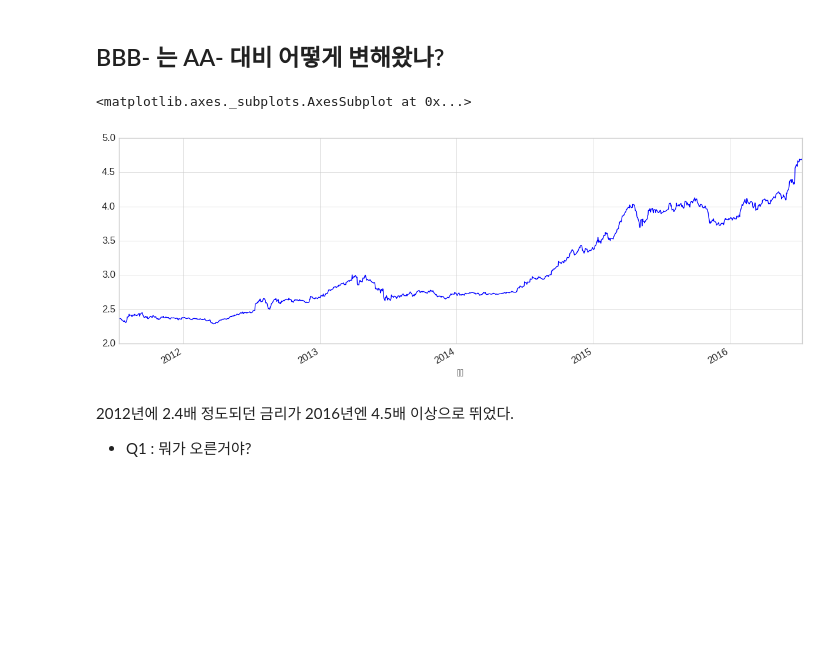
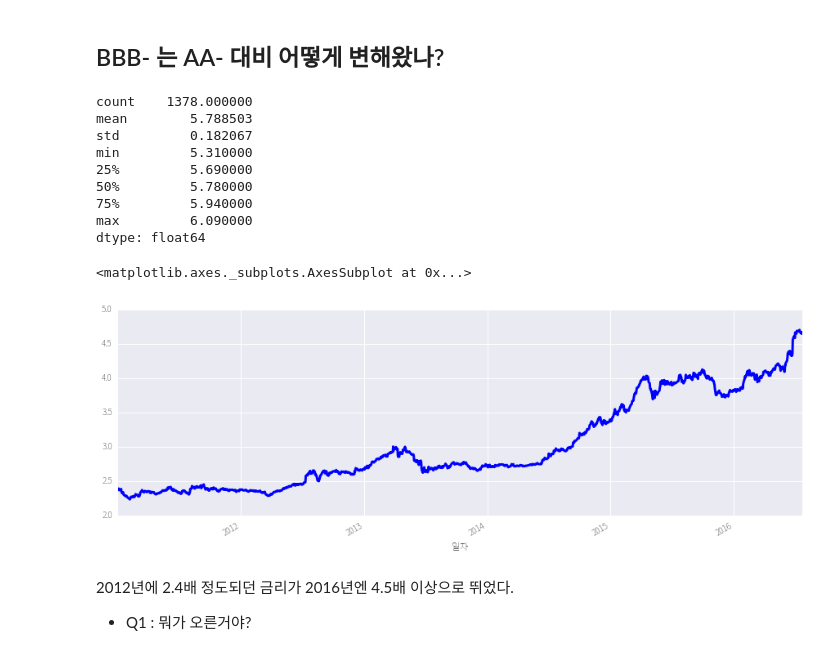
Before and after one commit to tohichoi/ecos, a Jupyter notebook: ecos.ipynb, the cells around one changed output. Saved outputs shown, nothing was run; the diff lists cells and outputs as text; code cells hidden in the pictures; blank space fills up the shorter version.

```diff
--- a/ecos.ipynb
+++ b/ecos.ipynb
@@ -22,5 +14,7 @@ import seaborn as sns
 # %%
-plt.style.use('default')
-sns.set_style("whitegrid")
+plt.style.use('seaborn-notebook')
+#sns.set_style("whitegrid")
 #sns.set_style("ticks")
-#sns.set_style("dark")
+sns.set_style("dark")
+
+plt.rc('font', family='Noto Sans Korean')
@@ -44,9 +61,11 @@ df_bond.head()
 # %% [markdown]
 # 채권 금리(최종호가 수익률)
 # %%
-df=pd.read_excel('data/최종호가 수익률-v2.xls', thousands=',', index_col=0)
+df=pd.read_excel('data/최종호가수익률-v2.xls', thousands=',', index_col=0)
+
+df.columns=map(lambda x : x.replace('\n', ''), df.columns)
+df.index=pd.to_datetime(df.index)
+df=df.sort_index()
 df_bond_interest=df
-
-df_bond_interest.index=pd.to_datetime(df_bond_interest.index)
 df_bond_interest.head()
 # %% [output]
@@ -112,11 +136,26 @@ df_merged.corr('pearson')
 # %% [markdown]
 ## BBB- 는 AA- 대비 어떻게 변해왔나?
 # %%
-df=df_bond_interest[u'회사채(무보증3년)BBB-']/df_bond_interest[u'회사채(무보증3년)AA-']
-df.plot(figsize=(15,5))
+col1=u'회사채(무보증3년)BBB-'
+col2=u'회사채(무보증3년)AA-'
+
+df=df_bond_interest[col1]-df_bond_interest[col2]
+print df.describe()
+
+df=df_bond_interest[col1]/df_bond_interest[col2]
+df.plot(figsize=(15,5), linewidth=3, grid=True)
 # %% [output]
-<matplotlib.axes._subplots.AxesSubplot at 0x...>
+count    1378.000000
+mean        5.788503
+std         0.182067
+min         5.310000
+25%         5.690000
+50%         5.780000
+75%         5.940000
+max         6.090000
+dtype: float64
+<matplotlib.axes._subplots.AxesSubplot at 0x...>
-[figure, old version]
+[figure, new version]
 # %% [markdown]
 2012년에 2.4배 정도되던 금리가 2016년엔 4.5배 이상으로 뛰었다.
 
```
Also changed, not shown: parts of 13 cells of this notebook, 10 other files.
